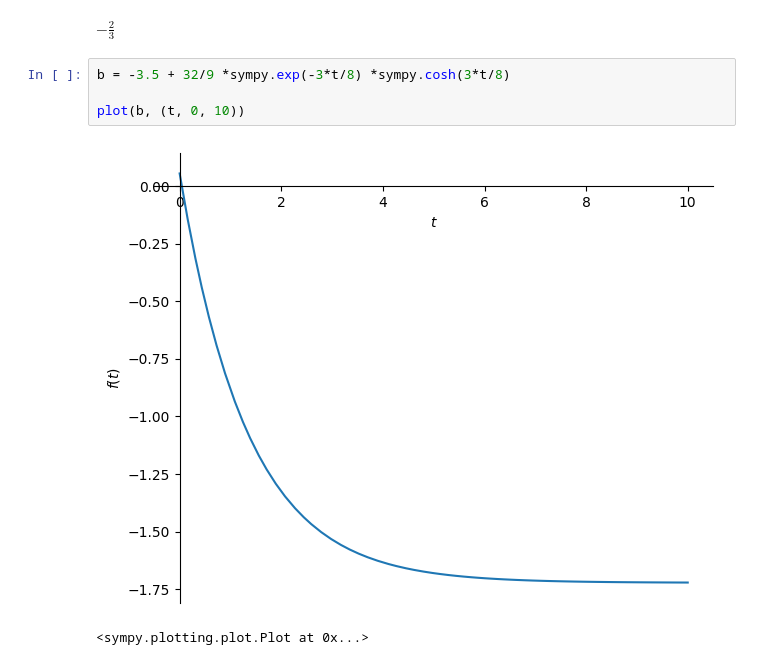
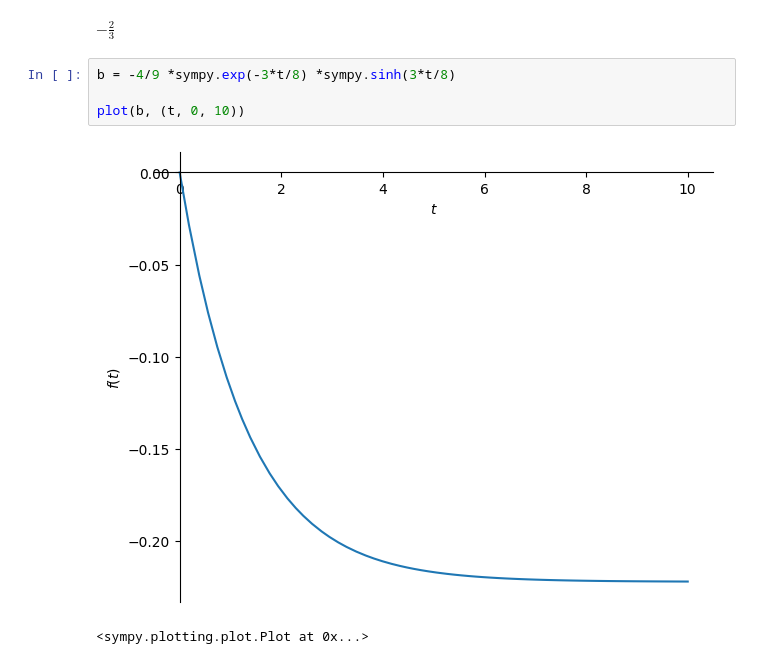
Before and after one commit to LuminolT/intelligent-control, a Jupyter notebook: exp1.ipynb, the cells around one changed output. Saved outputs shown, nothing was run; the diff lists cells and outputs as text.

```diff
--- a/exp1.ipynb
+++ b/exp1.ipynb
@@ -119,9 +174,9 @@ sympy.limit(omega, t, sympy.oo)
 # %% [output]
 $\displaystyle - \frac{2}{3}$
 # %%
-b = -3.5 + 32/9 *sympy.exp(-3*t/8) *sympy.cosh(3*t/8)
+b = -4/9 *sympy.exp(-3*t/8) *sympy.sinh(3*t/8)
 
 plot(b, (t, 0, 10))
 # %% [output]
-[figure, old version]
+[figure, new version]
 <sympy.plotting.plot.Plot at 0x...>
```
Also changed, not shown: parts of 11 cells of this notebook.
